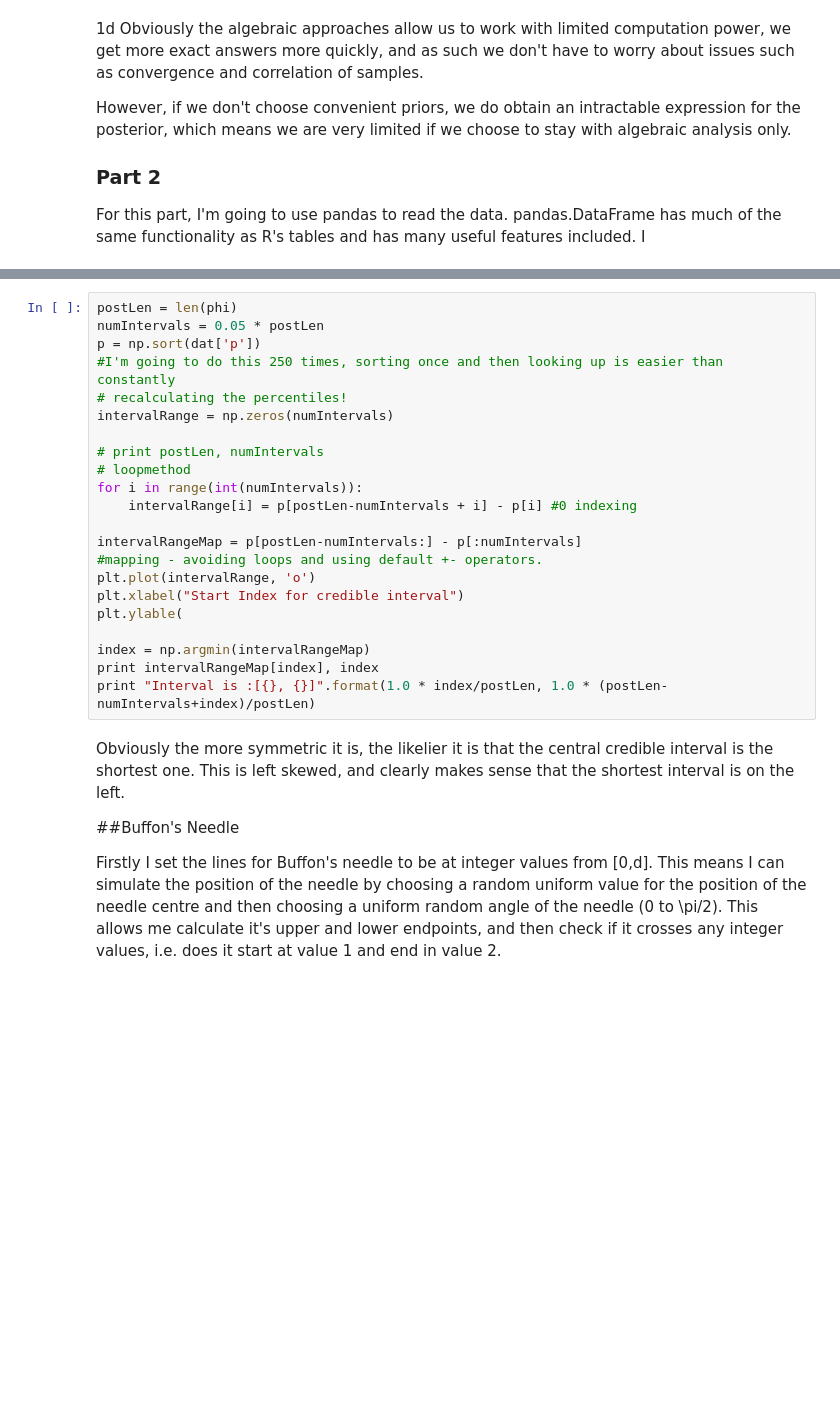
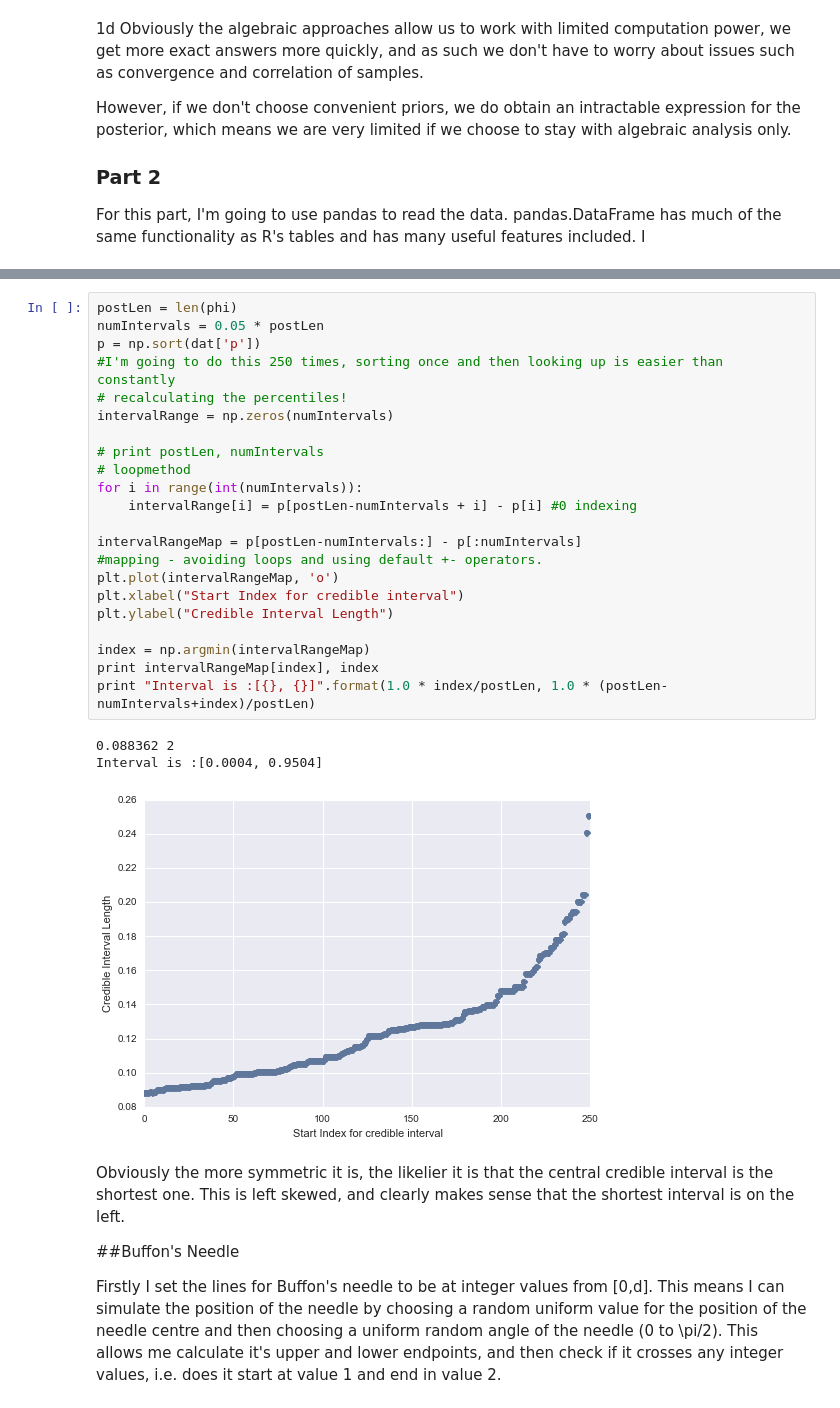
Before and after one commit to nayyarv/BayesInference, a Jupyter notebook: Lab1.ipynb, the cells around one changed output, grey strips where cells are left out. Drawn from its saved outputs; the diff is of its cells as text; blank space fills up the shorter version.

```diff
--- a/Lab1.ipynb
+++ b/Lab1.ipynb
@@ -248,25 +279,29 @@ print low, upp, upp-low
 # %%
 postLen = len(phi)
 numIntervals = 0.05 * postLen
 p = np.sort(dat['p'])
 #I'm going to do this 250 times, sorting once and then looking up is easier than constantly
 # recalculating the percentiles!
 intervalRange = np.zeros(numIntervals)
 
 # print postLen, numIntervals
 # loopmethod
 for i in range(int(numIntervals)):
     intervalRange[i] = p[postLen-numIntervals + i] - p[i] #0 indexing
 
 intervalRangeMap = p[postLen-numIntervals:] - p[:numIntervals]
 #mapping - avoiding loops and using default +- operators.
-plt.plot(intervalRange, 'o')
+plt.plot(intervalRangeMap, 'o')
 plt.xlabel("Start Index for credible interval")
-plt.ylable(
+plt.ylabel("Credible Interval Length")
 
 index = np.argmin(intervalRangeMap)
 print intervalRangeMap[index], index
 print "Interval is :[{}, {}]".format(1.0 * index/postLen, 1.0 * (postLen-numIntervals+index)/postLen)
+# %% [output]
+0.088362 2
+Interval is :[0.0004, 0.9504]
+[figure, added]
 # %% [markdown]
 Obviously the more symmetric it is, the likelier it is that the central credible interval is the shortest one. This is left skewed, and clearly makes sense that the shortest interval is on the left.
 
```
Also changed, not shown: parts of 12 cells of this notebook, 1 other file.
